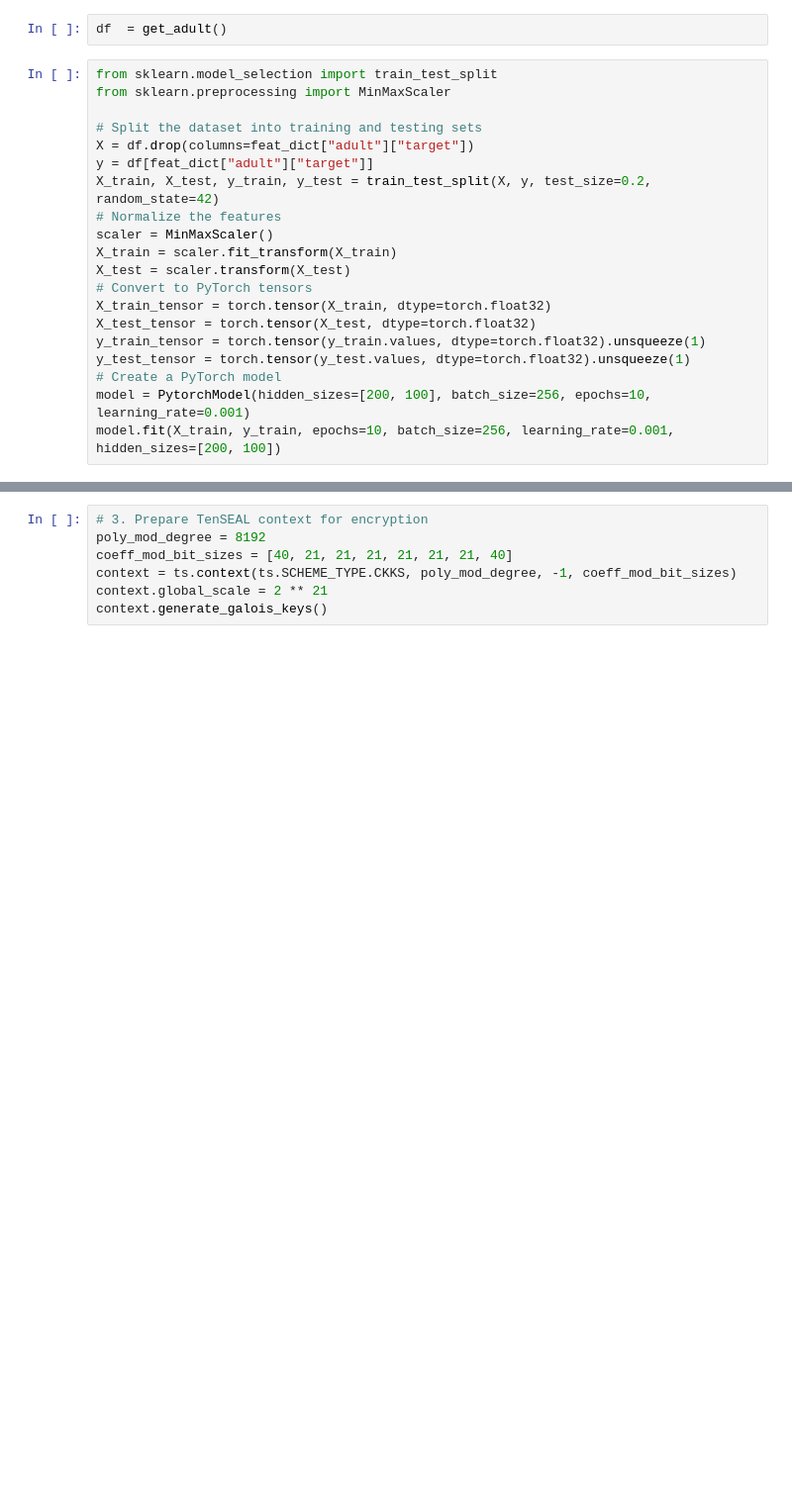
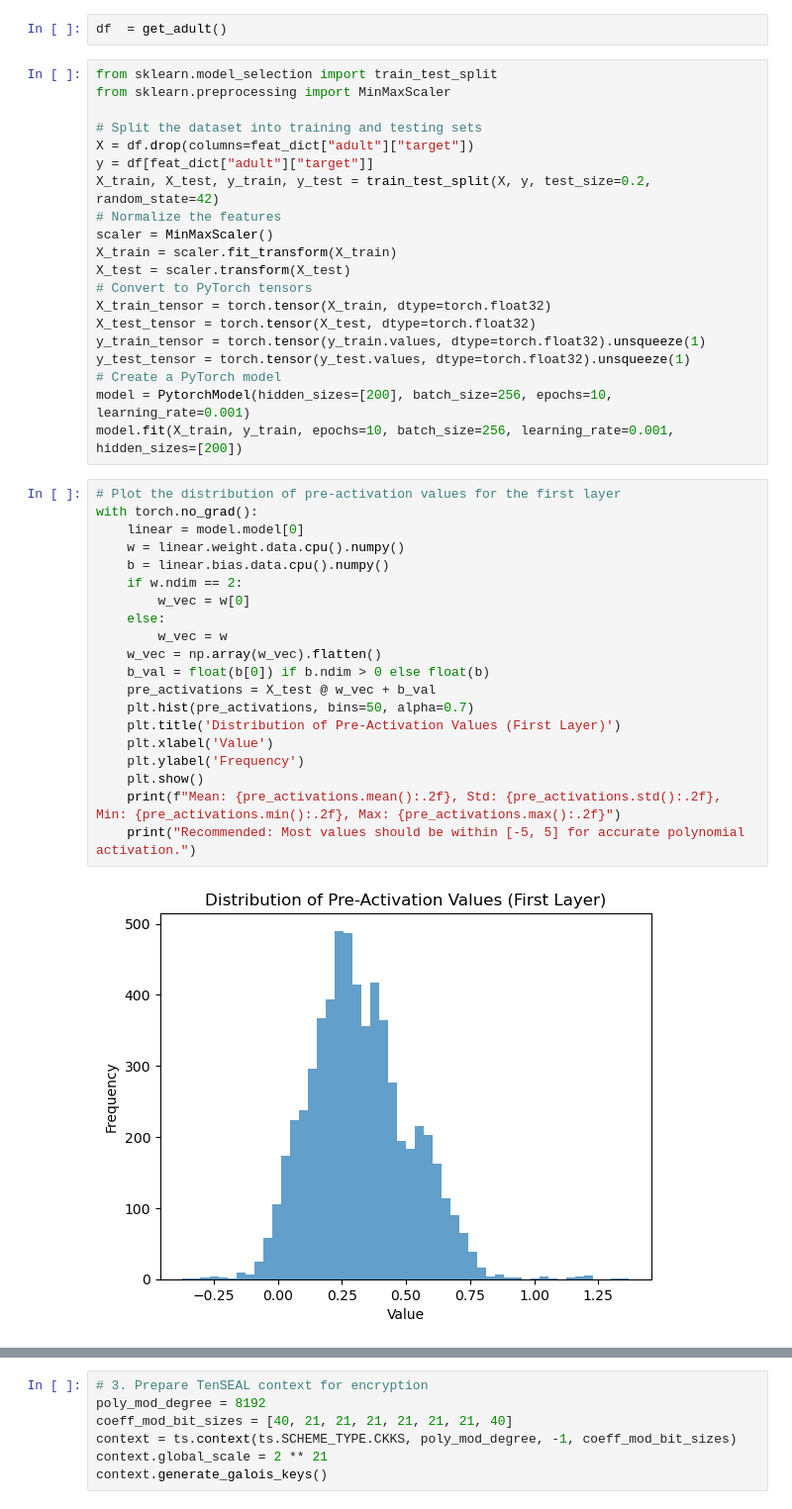
Before and after one commit to NiloyPurkait/TenSEAL, a Jupyter notebook: tutorials/experimental/FairEncrypt.ipynb, the cells around one changed output, grey strips where cells are left out. Shown: that part at 99% size. Cells and saved outputs as stored; diff of their text form; blank space fills up the shorter version.

```diff
--- a/tutorials/experimental/FairEncrypt.ipynb
+++ b/tutorials/experimental/FairEncrypt.ipynb
@@ -65,5 +91,27 @@ X_test_tensor = torch.tensor(X_test, dtype=torch.float32)
 y_train_tensor = torch.tensor(y_train.values, dtype=torch.float32).unsqueeze(1)
 y_test_tensor = torch.tensor(y_test.values, dtype=torch.float32).unsqueeze(1)
 # Create a PyTorch model
-model = PytorchModel(hidden_sizes=[200, 100], batch_size=256, epochs=10, learning_rate=0.001)
-model.fit(X_train, y_train, epochs=10, batch_size=256, learning_rate=0.001, hidden_sizes=[200, 100])
+model = PytorchModel(hidden_sizes=[200], batch_size=256, epochs=10, learning_rate=0.001)
+model.fit(X_train, y_train, epochs=10, batch_size=256, learning_rate=0.001, hidden_sizes=[200])
+# %%
+# Plot the distribution of pre-activation values for the first layer
+with torch.no_grad():
+    linear = model.model[0]
+    w = linear.weight.data.cpu().numpy()
+    b = linear.bias.data.cpu().numpy()
+    if w.ndim == 2:
+        w_vec = w[0]
+    else:
+        w_vec = w
+    w_vec = np.array(w_vec).flatten()
+    b_val = float(b[0]) if b.ndim > 0 else float(b)
+    pre_activations = X_test @ w_vec + b_val
+    plt.hist(pre_activations, bins=50, alpha=0.7)
+    plt.title('Distribution of Pre-Activation Values (First Layer)')
+    plt.xlabel('Value')
+    plt.ylabel('Frequency')
+    plt.show()
+    print(f"Mean: {pre_activations.mean():.2f}, Std: {pre_activations.std():.2f}, Min: {pre_activations.min():.2f}, Max: {pre_activations.max():.2f}")
+    print("Recommended: Most values should be within [-5, 5] for accurate polynomial activation.")
+# %% [output]
+[figure, added]
```
Also changed, not shown: parts of 23 cells of this notebook.
